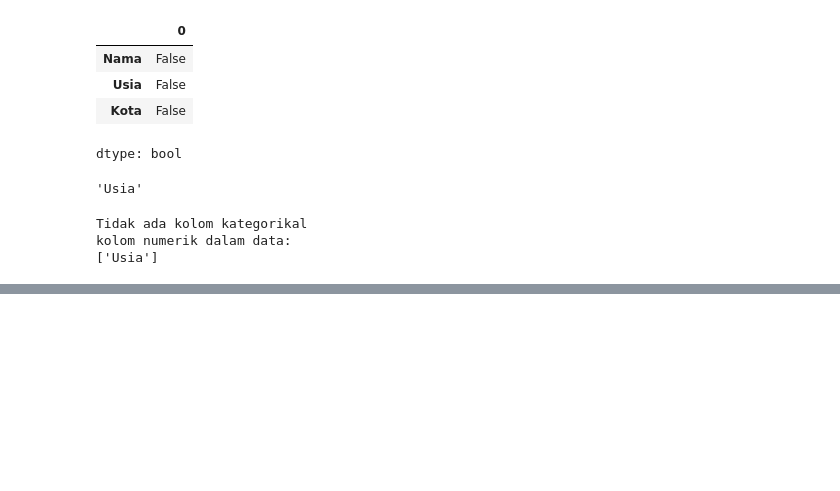
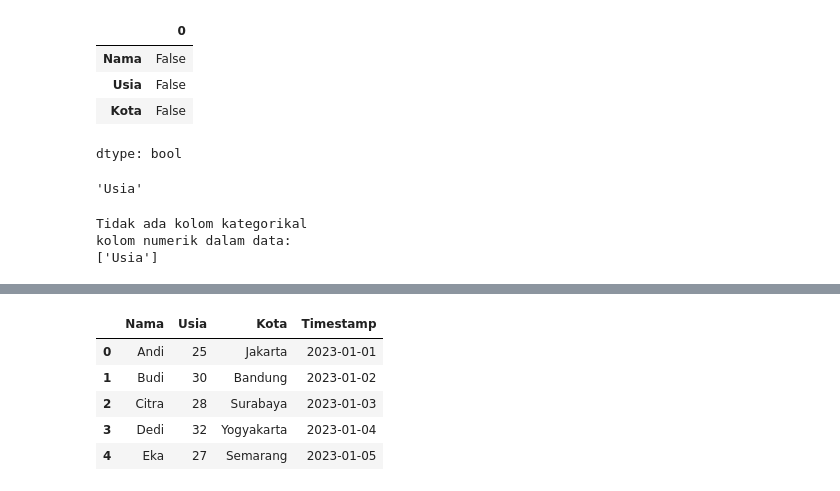
Before and after one commit to DVN111/Data-Analyst-Portfolio, a Jupyter notebook: PANDAS_Learning.ipynb, the cells around one changed output, grey strips where cells are left out. Saved outputs shown, nothing was run; the diff lists cells and outputs as text; code cells hidden in the pictures; blank space fills up the shorter version.

```diff
--- a/PANDAS_Learning.ipynb
+++ b/PANDAS_Learning.ipynb
@@ -155,0 +281,11 @@ Index(['Nama', 'Usia', 'Kota', 'cat_check'], dtype='object')
+# %%
+# menambahk kolom baru dalam dataset
+df['Timestamp'] = pd.date_range('20230101', periods=5).astype(str)
+df
+# %% [output]
+|  | Nama | Usia | Kota | Timestamp |
+| 0 | Andi | 25 | Jakarta | 2023-01-01 |
+| 1 | Budi | 30 | Bandung | 2023-01-02 |
+| 2 | Citra | 28 | Surabaya | 2023-01-03 |
+| 3 | Dedi | 32 | Yogyakarta | 2023-01-04 |
+| 4 | Eka | 27 | Semarang | 2023-01-05 |
```
Also changed, not shown: parts of 24 cells of this notebook.
